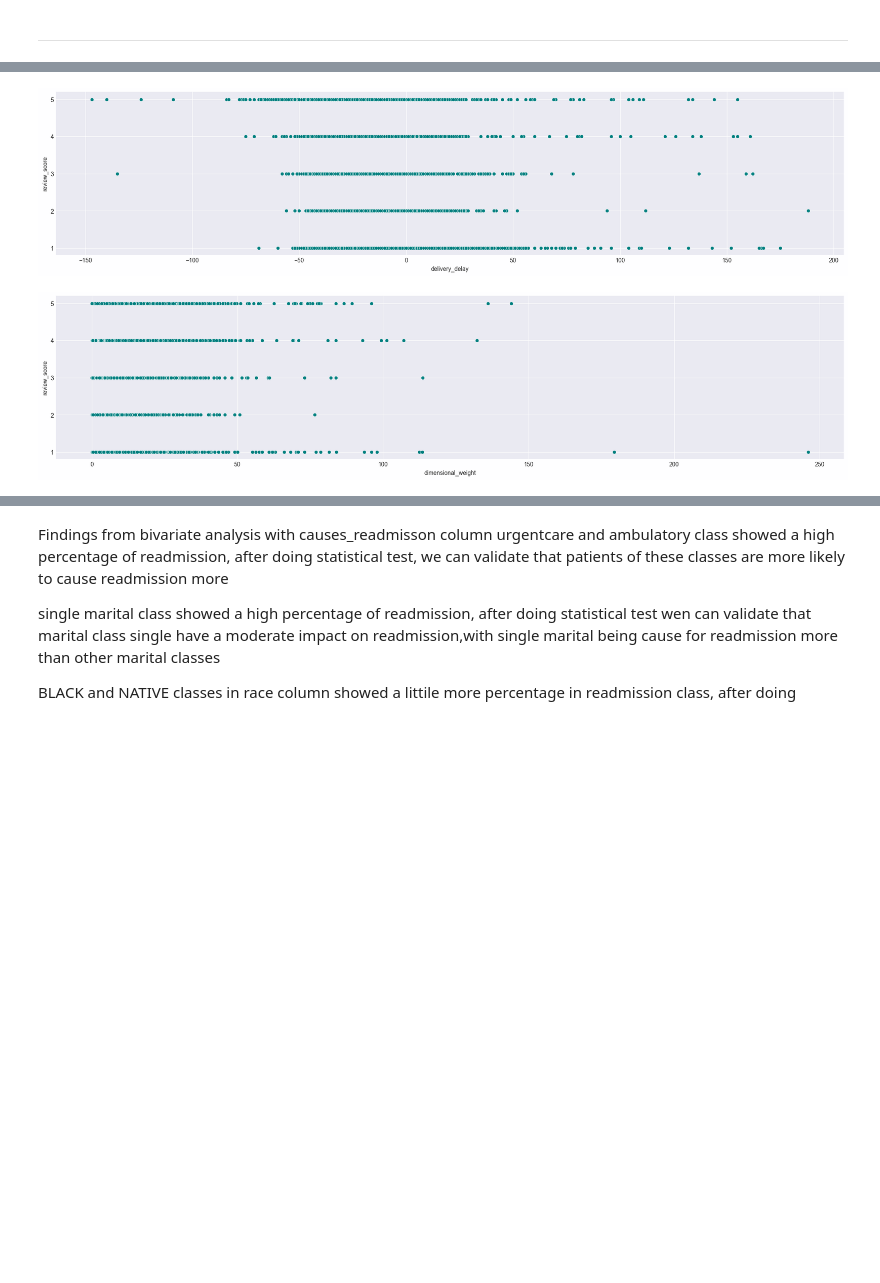
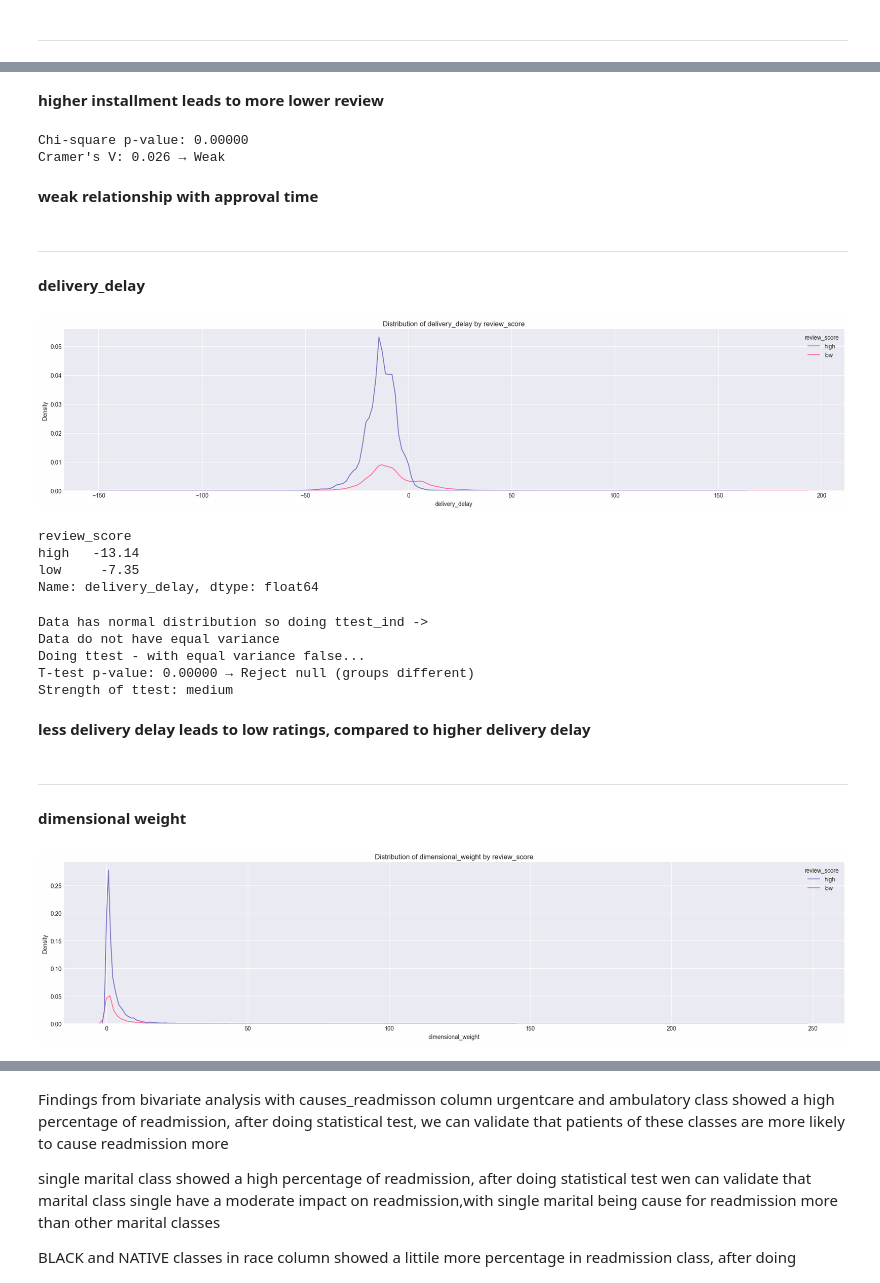
Before and after one commit to IamRaNo/my-personal-projects, a Jupyter notebook: olist review analysis/notebooks/pandas_analysis.ipynb, the cells around one changed output, grey strips where cells are left out. Drawn from its saved outputs; the diff is of its cells as text; code cells hidden in the pictures; blank space fills up the shorter version.

```diff
--- a/olist review analysis/notebooks/pandas_analysis.ipynb
+++ b/olist review analysis/notebooks/pandas_analysis.ipynb
@@ -416,14 +475,45 @@ plt.show()
+# %% [markdown]
+**higher installment leads to more lower review**
+# %%
+ct = pd.crosstab(data['approval_time'],data['review_score'])
+S.chi_sqared_test(ct)
+# %% [output]
+Chi-square p-value: 0.00000
+Cramer's V: 0.026 → Weak
+# %% [markdown]
+**weak relationship with approval time**
+# %% [markdown]
+***
+# %% [markdown]
+**delivery_delay**
 # %%
 plt.figure(figsize=(24,5))
-sns.scatterplot(y = 'review_score',x='delivery_delay',data= data,color = 'teal')
-plt.yticks(np.linspace(1,5,5).astype(int))
-plt.show()
+P.kde_in_all_class(column='delivery_delay',data= data,target='review_score')
 # %% [output]
-[figure, old version]
+[figure, new version]
+# %%
+data.groupby('review_score')['delivery_delay'].mean().round(2)
+# %% [output]
+review_score
+high   -13.14
+low     -7.35
+Name: delivery_delay, dtype: float64
+# %%
+S.numerical_test(data,'review_score','delivery_delay','high')
+# %% [output]
+Data has normal distribution so doing ttest_ind ->
+Data do not have equal variance
+Doing ttest - with equal variance false...
+T-test p-value: 0.00000 → Reject null (groups different)
+Strength of ttest: medium
+# %% [markdown]
+**less delivery delay leads to low ratings, compared to higher delivery delay**
+# %% [markdown]
+***
+# %% [markdown]
+**dimensional weight**
 # %%
 plt.figure(figsize=(24,5))
-sns.scatterplot(y = 'review_score',x='dimensional_weight',data= data,color = 'teal')
-plt.yticks(np.linspace(1,5,5).astype(int))
-plt.show()
+P.kde_in_all_class(column='dimensional_weight',data= data,target='review_score')
 # %% [output]
-[figure, old version]
+[figure, new version]
```
Also changed, not shown: parts of 30 cells of this notebook.
